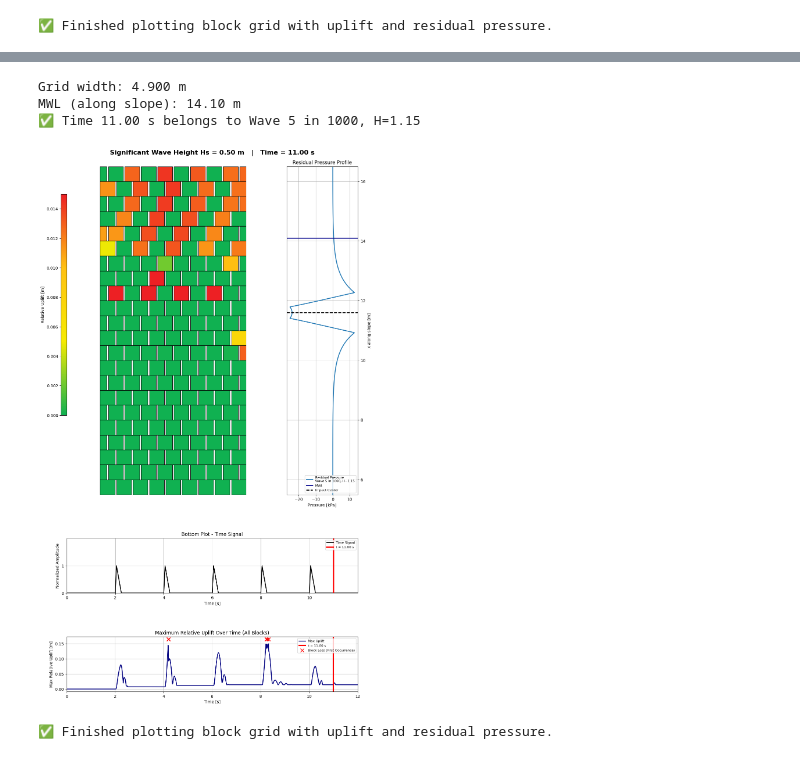
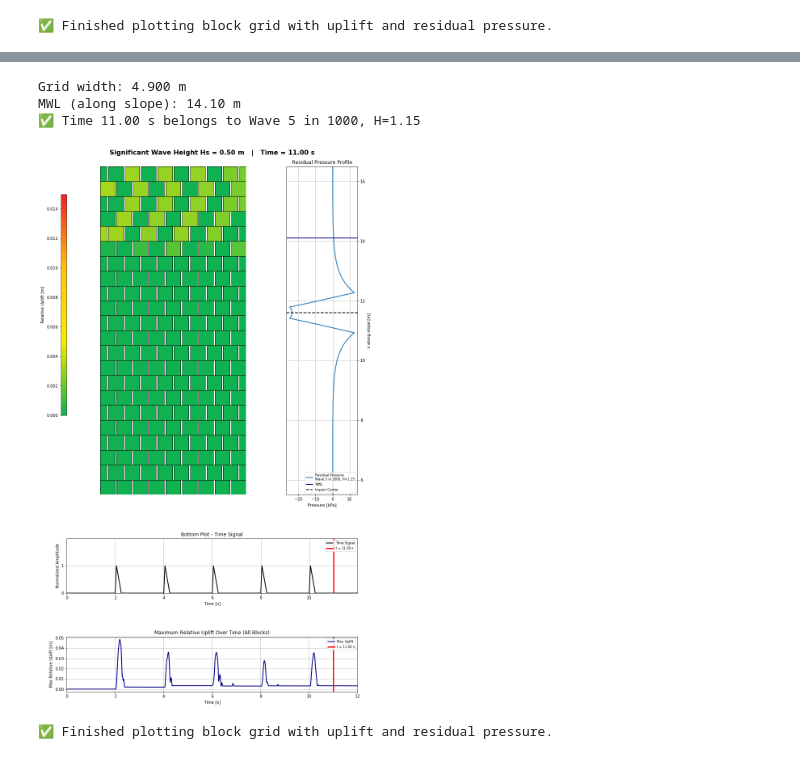
Before and after one commit to ThomasPennockTU/Thesis_Repository, a Jupyter notebook: workfolder/uplift material/uplift_notebook.ipynb, the cells around one changed output, grey strips where cells are left out. Drawn from its saved outputs; the diff is of its cells as text; code cells hidden in the pictures.

```diff
--- a/workfolder/uplift material/uplift_notebook.ipynb
+++ b/workfolder/uplift material/uplift_notebook.ipynb
@@ -1008,7 +987,7 @@ import os
 # CONFIGURATION
 # ------------------------------
 
-runs = ["05", "06", "07", "08"]
+runs = ["06_DS60_2"]
 
 file_pattern = "relative_uplift_timeseries_{}_corrected.csv"
 
@@ -1174,7 +1148,8 @@ import matplotlib.pyplot as plt
 import numpy as np
 
 # --- Settings ---
-csv_path = 'relative_uplift_timeseries_08_corrected.csv'
+runs = ["06_DS60_2"]
+csv_path = 'relative_uplift_timeseries_06_DS60_2_corrected.csv'
 fly_out_value = 0.151
 
 # --- Load CSV ---
@@ -1280,7 +1255,7 @@ rows = 22
 # Load uplift data
 # ------------------------------
 
-csv_path = 'relative_uplift_timeseries_06_corrected.csv'
+csv_path = 'relative_uplift_timeseries_06_DS60_2_corrected.csv'
 
 df_uplift = pd.read_csv(csv_path)
 
@@ -1591,7 +1566,7 @@ from mpl_toolkits.axes_grid1 import make_axes_locatable
 # --- Settings ---
 fly_out_value = 0.151
 target_time = 11   # time in seconds to visualize
-csv_path = 'relative_uplift_timeseries_08_corrected.csv'
+csv_path = 'relative_uplift_timeseries_06_DS60_2_corrected.csv'
 df_uplift = pd.read_csv(csv_path)
 
 # ------------------------------
@@ -1986,7 +1961,7 @@ from mpl_toolkits.axes_grid1 import make_axes_locatable
 # --- Settings ---
 fly_out_value = 0.151
 target_time = 11   # time in seconds to visualize
-csv_path = 'relative_uplift_timeseries_06_DS60_corrected.csv'
+csv_path = 'relative_uplift_timeseries_06_DS60_2_corrected.csv'
 df_uplift = pd.read_csv(csv_path)
 
 # ------------------------------
@@ -2339,32 +2314,32 @@ if len(first_loss_times) > 0:
         [cross_y_value] * len(first_loss_times),
         color='red',
         marker='x',
         s=80,
         label='Block Loss (First Occurrence)'
     )
 
 ax_uplift.set_xlabel("Time [s]")
 ax_uplift.set_xlim(0, 12)
 ax_uplift.set_ylabel("Max Relative Uplift [m]")
 ax_uplift.set_title("Maximum Relative Uplift Over Time (All Blocks)")
 ax_uplift.legend(loc='upper right', fontsize=8)
 ax_uplift.grid(True)
 
 # --- Global title ---
 fig.suptitle(
     f"Significant Wave Height Hs = {Hs:.2f} m   |   Time = {target_time:.2f} s",
     fontsize=16,
     fontweight="bold"
 )
 
 plt.subplots_adjust(left=0, right=1, top=0.95, bottom=0, wspace=0, hspace=0)
 plt.show()
 
 fig.savefig(csv_path.replace(".csv", ".png"), dpi=300, bbox_inches='tight')
 print("✅ Finished plotting block grid with uplift and residual pressure.")
 # %% [output]
 Grid width: 4.900 m
 MWL (along slope): 14.10 m
 ✅ Time 11.00 s belongs to Wave 5 in 1000, H=1.15
-[figure, old version]
+[figure, new version]
 ✅ Finished plotting block grid with uplift and residual pressure.
```
Also changed, not shown: parts of 8 cells of this notebook, 12 other files.
